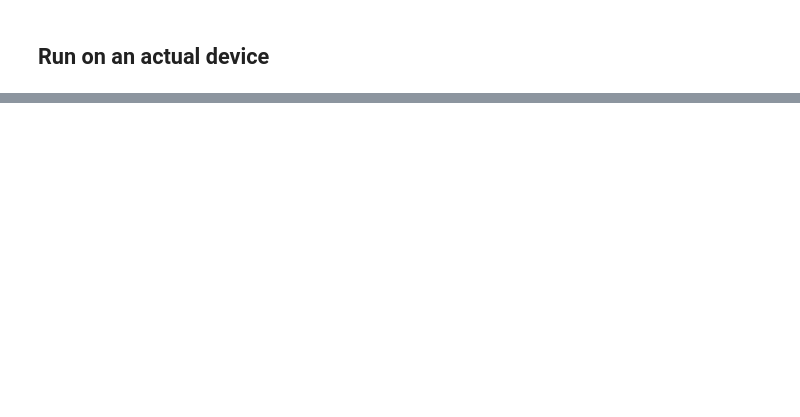
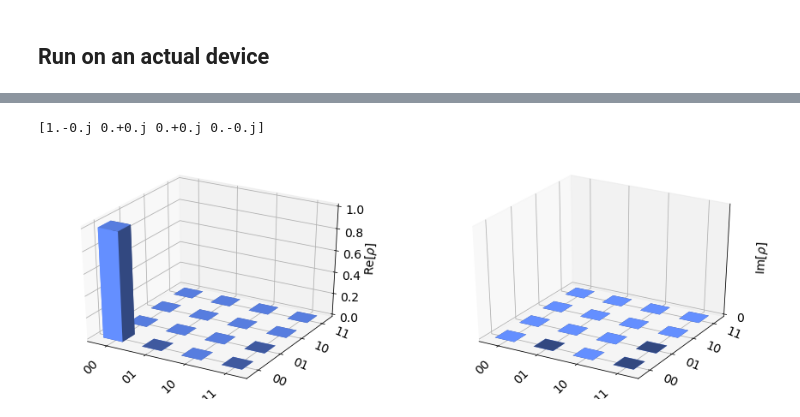
Before and after one commit to jacarolan/QuSpinLatticeFermions, a Jupyter notebook: fFT Quantum Circuit.ipynb, the cells around one changed output, grey strips where cells are left out. Saved outputs shown, nothing was run; the diff lists cells and outputs as text; code cells hidden in the pictures; blank space fills up the shorter version.

```diff
--- a/fFT Quantum Circuit.ipynb
+++ b/fFT Quantum Circuit.ipynb
@@ -91,2 +104,15 @@ plot_state_city(outputstate)
 # %% [markdown]
 ## Run on an actual device
+# %%
+N = 4
+qcirc = QuantumCircuit(2)
+qr = QuantumRegister(2)
+qcirc.cz(0,1)
+qcirc.cx(0,1)
+qcirc.ch(1,0)
+qcirc.cx(0,1)
+qcirc.rz(2*np.pi*.5/N,0)
+
+qcirc.draw()
+print(qi.Operator(qcirc))
+qcirc.draw()
@@ -92,0 +134,11 @@ plot_state_city(outputstate)
+# %%
+job = execute(qcirc, simulator)
+# %%
+result=job.result()
+outputstate = result.get_statevector(qcirc, decimals=3)
+print(outputstate)
+plot_state_city(outputstate)
+#print(result.get_unitary(qcirc,decimals=3))
+# %% [output]
+[1.-0.j 0.+0.j 0.+0.j 0.-0.j]
+[figure, added]
```
Also changed, not shown: parts of 8 cells of this notebook.
